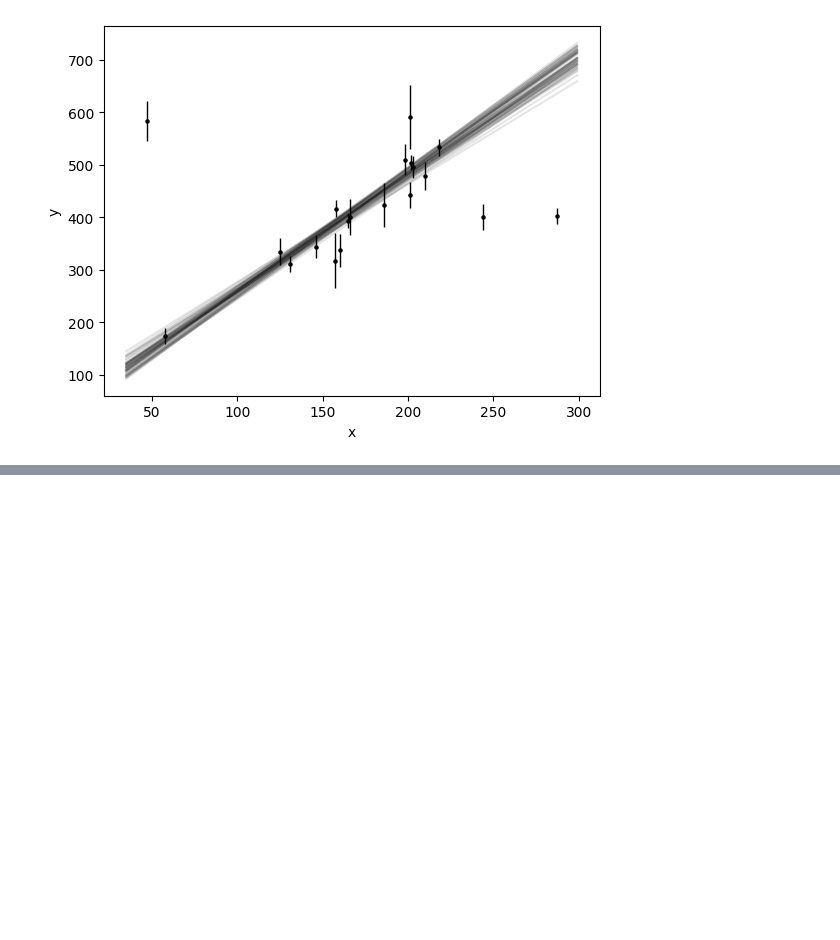
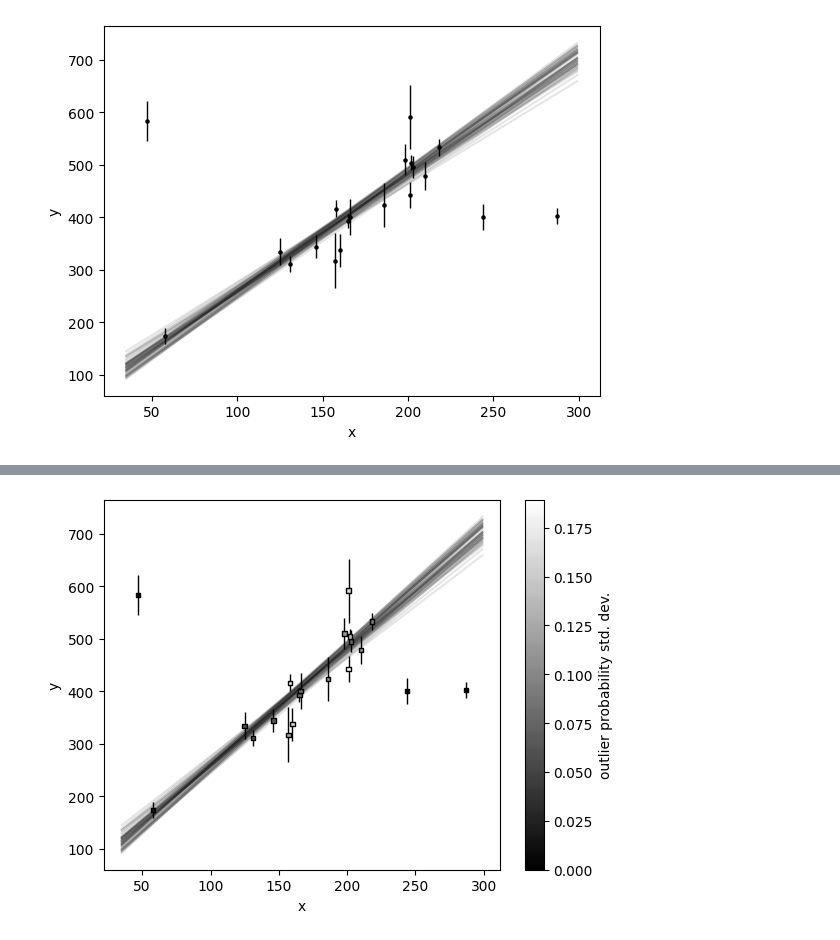
Before and after one commit to wrighj26/scicomp2_F25_wright, a Jupyter notebook: notebooks/Modeling Outliers w NumPyro.ipynb, the cells around one changed output, grey strips where cells are left out. Saved outputs shown, nothing was run; the diff lists cells and outputs as text; code cells hidden in the pictures; blank space fills up the shorter version.

```diff
--- a/notebooks/Modeling Outliers w NumPyro.ipynb
+++ b/notebooks/Modeling Outliers w NumPyro.ipynb
@@ -283,0 +321,11 @@ Let's take a look at the distribution probabilities of each point being in the f
+# %%
+plot_data()
+
+for i in random.choice(rng_key, num_samples, (50,)):
+    mu = samples['m'][i] * x + samples['b'][i]
+    plt.plot(x, mu, color='k', alpha=0.1);
+
+plt.scatter(data['x'], data['y'], marker="s", s=10, c=σ_p_fg, zorder=99, edgecolor="k", cmap="gray")
+plt.colorbar(label="outlier probability std. dev.");
+# %% [output]
+[figure, added]
```
Also changed, not shown: parts of 8 cells of this notebook.
